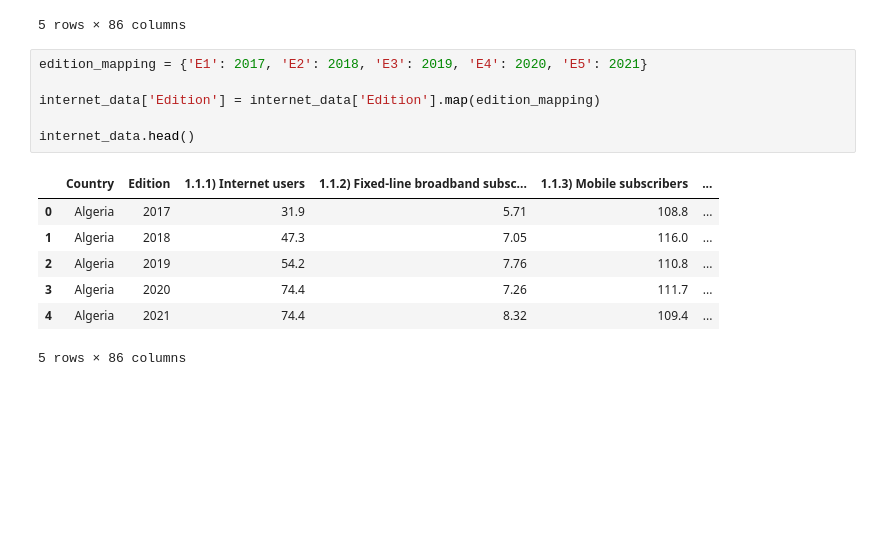
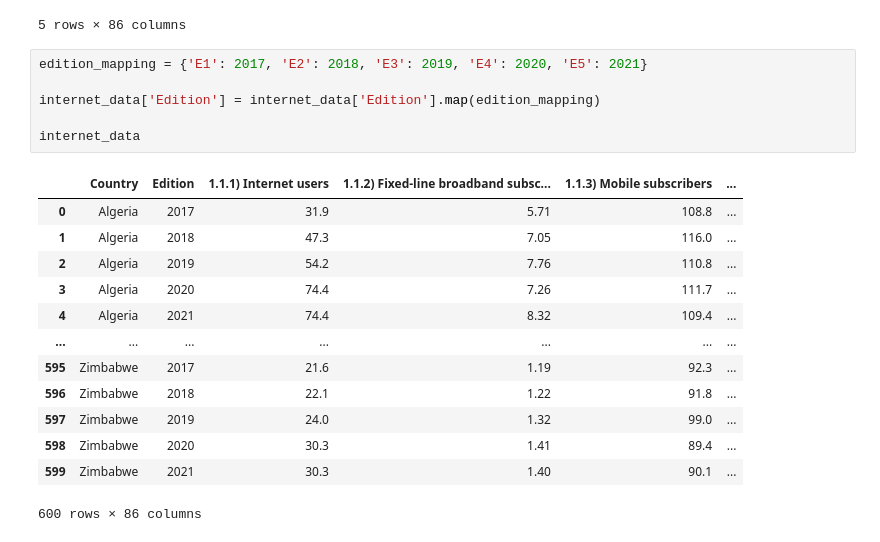
Before and after one commit to tiascott01/07_GroupProject1, a Jupyter notebook: internet-usage-working.ipynb, the cells around one changed output. Cells and saved outputs as stored; diff of their text form; blank space fills up the shorter version.

```diff
--- a/internet-usage-working.ipynb
+++ b/internet-usage-working.ipynb
@@ -15,14 +15,20 @@ internet_data.head()
 # %%
 edition_mapping = {'E1': 2017, 'E2': 2018, 'E3': 2019, 'E4': 2020, 'E5': 2021}
 
 internet_data['Edition'] = internet_data['Edition'].map(edition_mapping)
 
-internet_data.head()
+internet_data
 # %% [output]
 |  | Country | Edition | 1.1.1) Internet users | 1.1.2) Fixed-line broadband subsc... | 1.1.3) Mobile subscribers | ... |
 | 0 | Algeria | 2017 | 31.9 | 5.71 | 108.8 | ... |
 | 1 | Algeria | 2018 | 47.3 | 7.05 | 116.0 | ... |
 | 2 | Algeria | 2019 | 54.2 | 7.76 | 110.8 | ... |
 | 3 | Algeria | 2020 | 74.4 | 7.26 | 111.7 | ... |
 | 4 | Algeria | 2021 | 74.4 | 8.32 | 109.4 | ... |
+| ... | ... | ... | ... | ... | ... | ... |
+| 595 | Zimbabwe | 2017 | 21.6 | 1.19 | 92.3 | ... |
+| 596 | Zimbabwe | 2018 | 22.1 | 1.22 | 91.8 | ... |
+| 597 | Zimbabwe | 2019 | 24.0 | 1.32 | 99.0 | ... |
+| 598 | Zimbabwe | 2020 | 30.3 | 1.41 | 89.4 | ... |
+| 599 | Zimbabwe | 2021 | 30.3 | 1.40 | 90.1 | ... |
-5 rows × 86 columns
+600 rows × 86 columns
```
Also changed, not shown: parts of 7 cells of this notebook, 1 other file.
